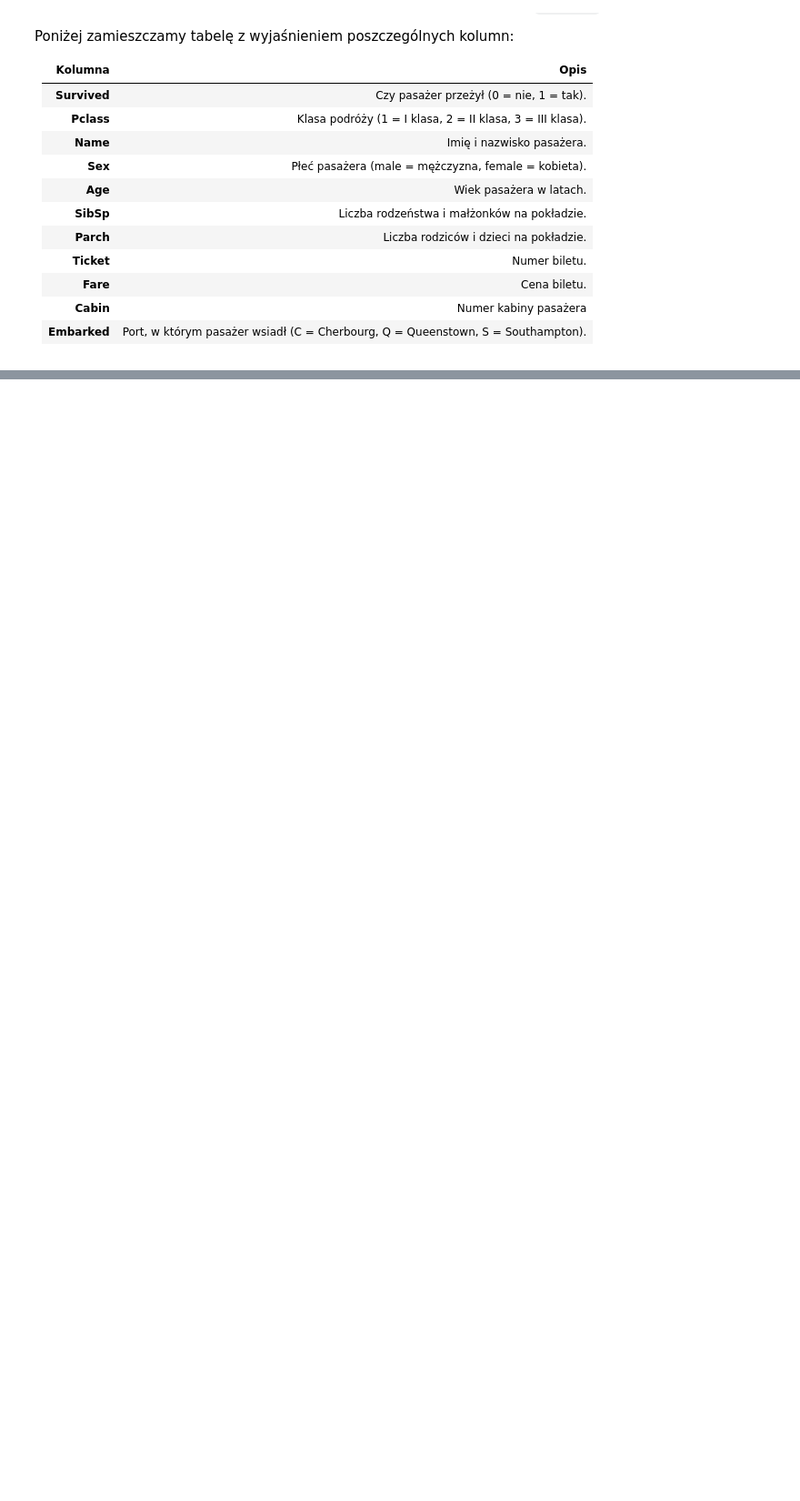
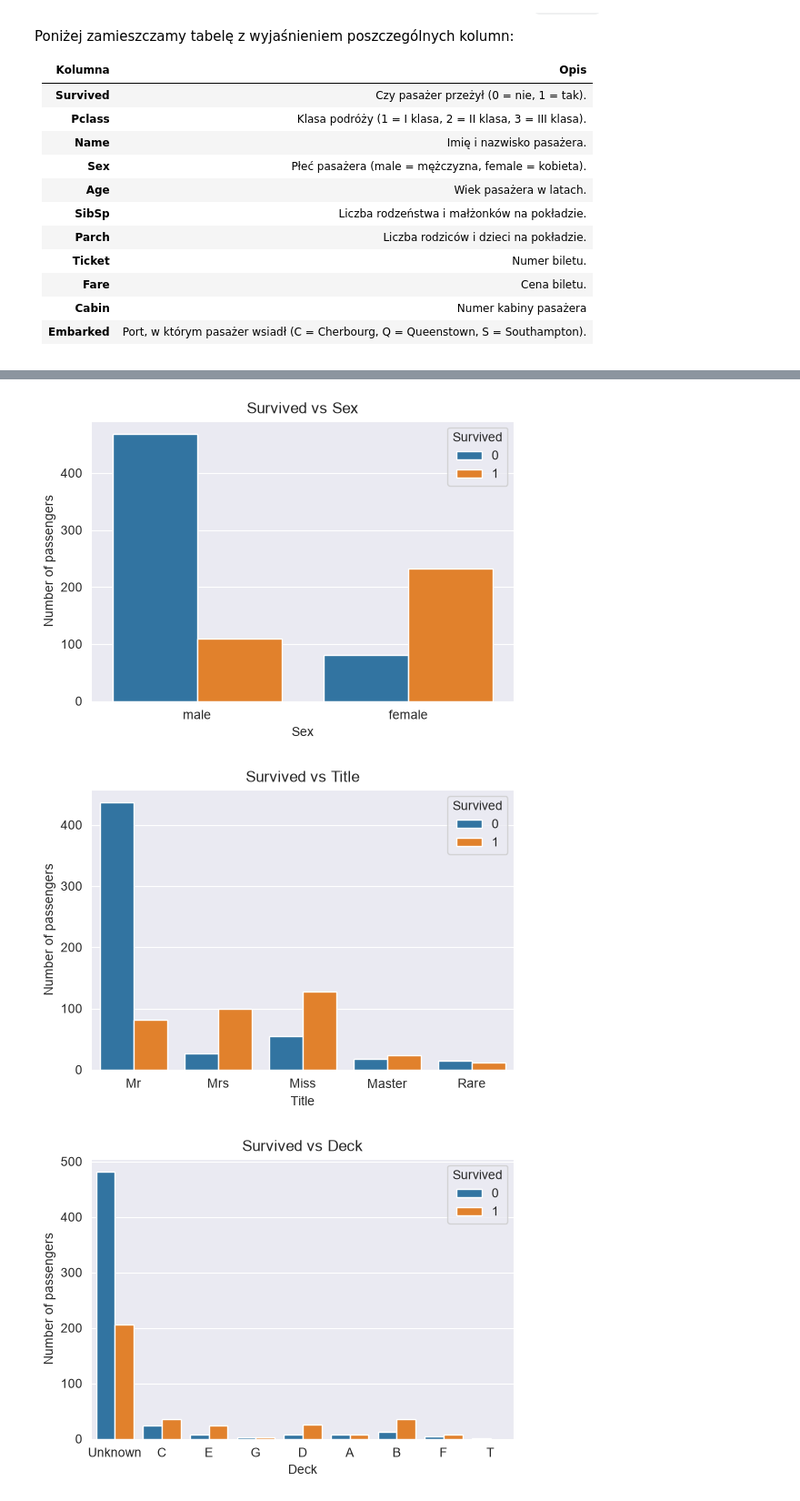
Before and after one commit to Solvro/ml-wakacyjne-wyzwanie-2026, a Jupyter notebook: 01_przetwarzanie_wizualizacja_danych/EDA_zadanie.ipynb, the cells around one changed output, grey strips where cells are left out. Shown at 91% size. Cells and saved outputs as stored; diff of their text form; code cells hidden in the pictures; blank space fills up the shorter version.

```diff
--- a/01_przetwarzanie_wizualizacja_danych/EDA_zadanie.ipynb
+++ b/01_przetwarzanie_wizualizacja_danych/EDA_zadanie.ipynb
@@ -81,0 +172,5 @@ array([nan, 'C', 'E', 'G', 'D', 'A', 'B', 'F', 'T'], dtype=object)
+# %%
+#dla danych kategorialnych
+for column in ['Title', 'Sex', 'Embarked', 'Deck', 'TicketType']:
+    print('\n', column)
+    print(titanic_df[column].value_counts())
@@ -81,0 +199,25 @@ array([nan, 'C', 'E', 'G', 'D', 'A', 'B', 'F', 'T'], dtype=object)
+# %%
+#łączę rzadko występujące tytuły w kategorię Rare
+title_counts=titanic_df['Title'].value_counts()
+rare_titles=title_counts[title_counts<10].index
+titanic_df['Title']=titanic_df['Title'].replace(rare_titles, 'Rare')
+# %%
+#łączę rzadko występujące typy biletów w kategorię Rare
+ticket_counts=titanic_df['TicketType'].value_counts()
+rare_tickets=ticket_counts[ticket_counts<10].index
+titanic_df['TicketType']=titanic_df['TicketType'].replace(rare_tickets, 'Rare')
+# %%
+#survived względem zmiennych kategorialnych
+categorical=['Sex', 'Title', 'Deck', 'Pclass', 'Embarked', 'TicketType']
+
+for column in categorical:
+    plt.figure(figsize=(6,4))
+    sns.countplot(data=titanic_df, x=column, hue='Survived')
+    plt.title(f'Survived vs {column}')
+    plt.xlabel(column)
+    plt.ylabel('Number of passengers')
+    plt.show()
+# %% [output]
+[figure, added]
+[figure, added]
+[figure, added]
```
Also changed, not shown: parts of 44 cells of this notebook.
